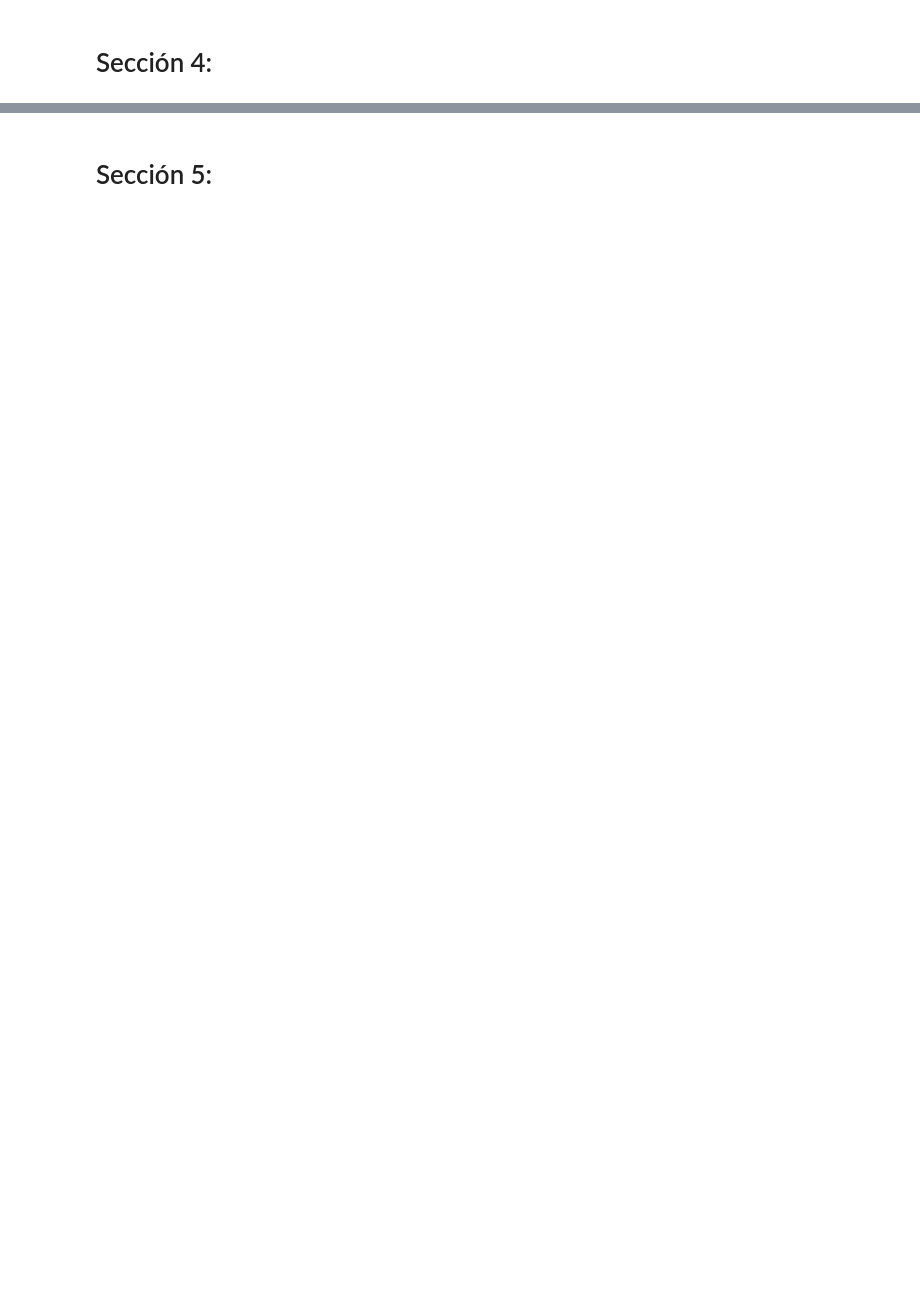
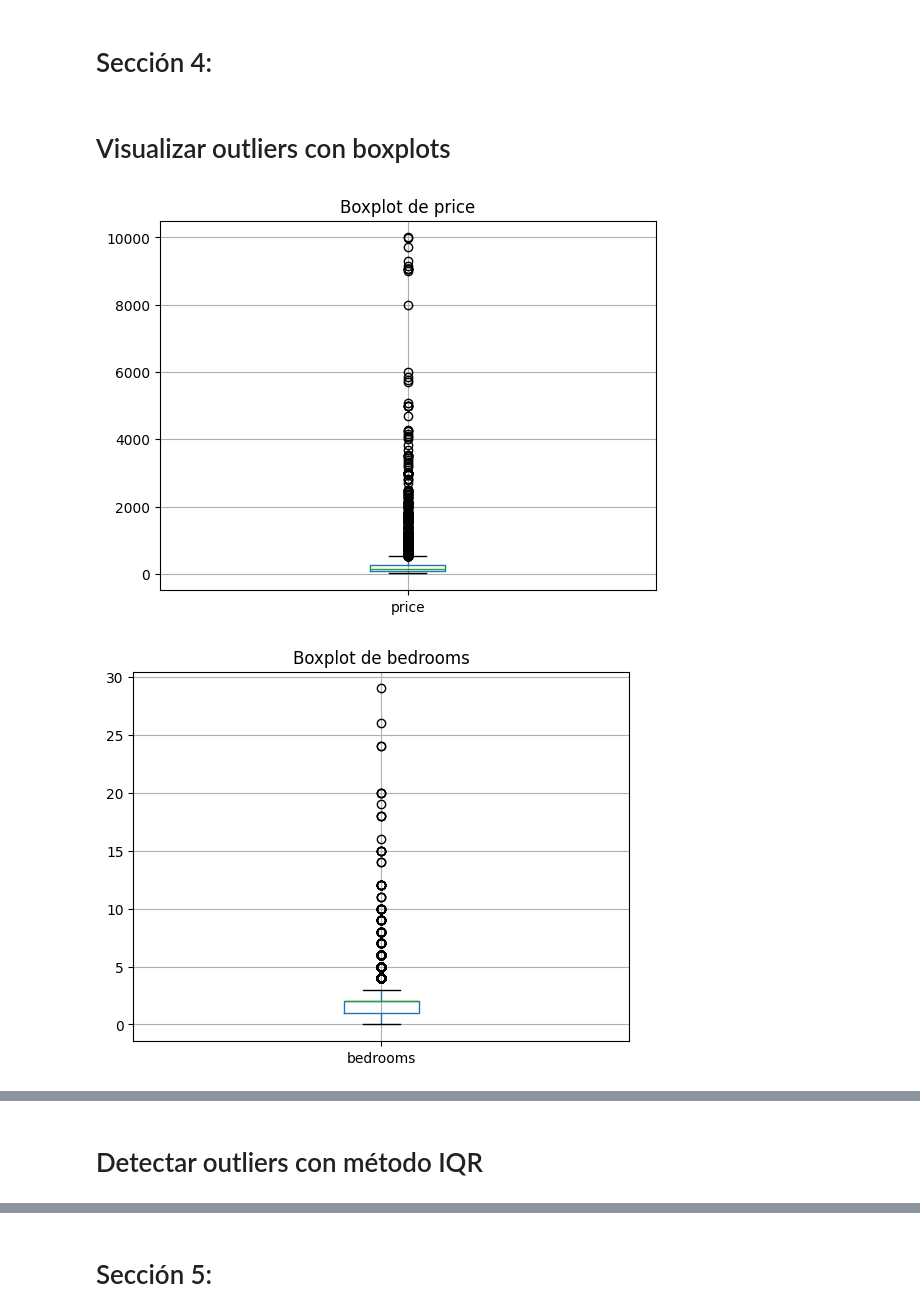
Before and after one commit to LeMarsito02/AIRBNBANALYTICS, a Jupyter notebook: Taller_1_EDA_Modelos_Regresion.ipynb, the cells around one changed output, grey strips where cells are left out. Saved outputs shown, nothing was run; the diff lists cells and outputs as text; code cells hidden in the pictures; blank space fills up the shorter version.

```diff
--- a/Taller_1_EDA_Modelos_Regresion.ipynb
+++ b/Taller_1_EDA_Modelos_Regresion.ipynb
@@ -482,2 +671,15 @@ plt.show()
 # %% [markdown]
 # Sección 4:
+# %% [markdown]
+# Visualizar outliers con boxplots
+# %%
+variables = ["price", "bedrooms", "accommodates"]
+
+for var in variables:
+    plt.figure()
+    df.boxplot(column=var)
+    plt.title(f"Boxplot de {var}")
+    plt.show()
+# %% [output]
+[figure, added]
+[figure, added]
@@ -483,0 +687,2 @@ plt.show()
+# %% [markdown]
+# Detectar outliers con método IQR
```
Also changed, not shown: parts of 41 cells of this notebook, 4 other files.
